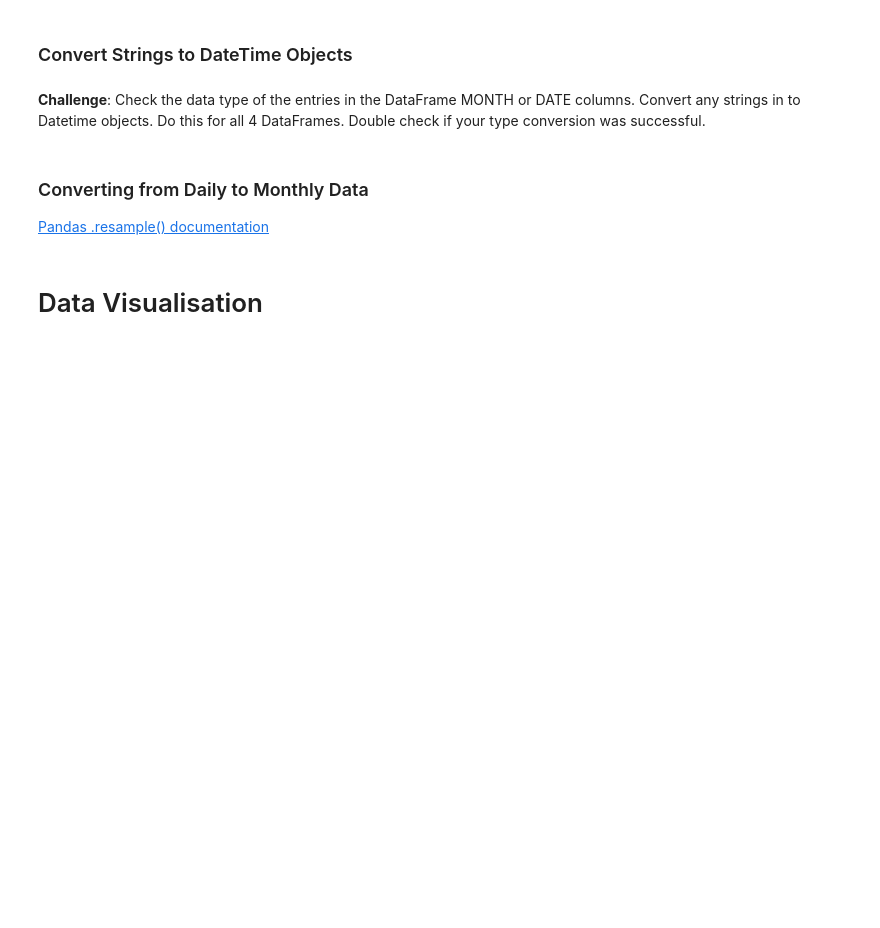
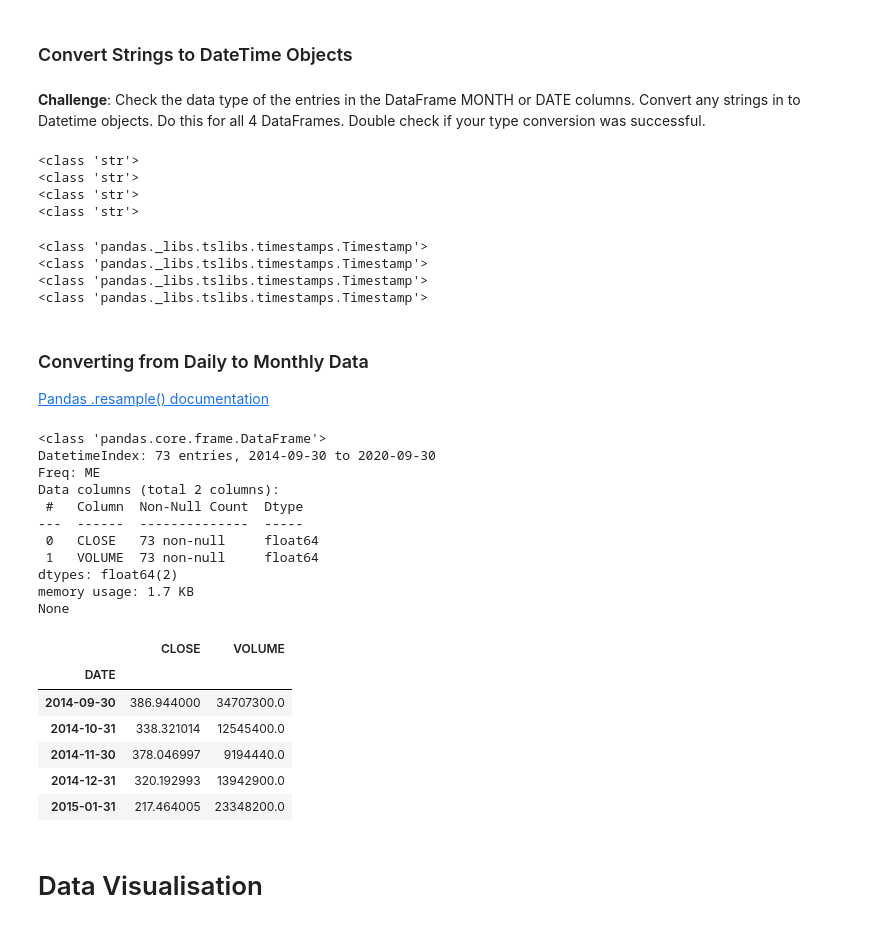
Before and after one commit to fkajose/100-Days-of-Code, a Jupyter notebook: 075-Google-trends-data-viz/Google Trends and Data Visualisation (start).ipynb, the cells around one changed output. Drawn from its saved outputs; the diff is of its cells as text; code cells hidden in the pictures; blank space fills up the shorter version.

```diff
--- a/075-Google-trends-data-viz/Google Trends and Data Visualisation (start).ipynb
+++ b/075-Google-trends-data-viz/Google Trends and Data Visualisation (start).ipynb
@@ -188,2 +202,5 @@ Number of missing values:
 # %% [markdown]
 **Challenge**: Remove any missing values that you found.
+# %%
+df_btc_price.dropna(inplace=True)
+df_btc_price.isna().sum()
@@ -191,3 +213,11 @@ Number of missing values:
 ### Convert Strings to DateTime Objects
 # %% [markdown]
 **Challenge**: Check the data type of the entries in the DataFrame MONTH or DATE columns. Convert any strings in to Datetime objects. Do this for all 4 DataFrames. Double check if your type conversion was successful.
+# %%
+for df in [df_tesla, df_unemployment, df_btc_search, df_btc_price]:
+    print(type(df.iloc[0, 0]))
+# %% [output]
+<class 'str'>
+<class 'str'>
+<class 'str'>
+<class 'str'>
@@ -194,7 +227,39 @@ Number of missing values:
+# %%
+for df in [df_tesla, df_unemployment, df_btc_search, df_btc_price]:
+    print(type(df.iloc[0, 0]))
+# %% [output]
+<class 'pandas._libs.tslibs.timestamps.Timestamp'>
+<class 'pandas._libs.tslibs.timestamps.Timestamp'>
+<class 'pandas._libs.tslibs.timestamps.Timestamp'>
+<class 'pandas._libs.tslibs.timestamps.Timestamp'>
 # %% [markdown]
 ### Converting from Daily to Monthly Data
 
 [Pandas .resample() documentation](https://pandas.pydata.org/pandas-docs/stable/reference/api/pandas.DataFrame.resample.html) <br>
+# %%
+df_btc_monthly = df_btc_price.resample("M", on="DATE").last()
+# %%
+print(df_btc_monthly.info())
+df_btc_monthly.head()
+# %% [output]
+<class 'pandas.core.frame.DataFrame'>
+DatetimeIndex: 73 entries, 2014-09-30 to 2020-09-30
+Freq: ME
+Data columns (total 2 columns):
+ #   Column  Non-Null Count  Dtype
+---  ------  --------------  -----
+ 0   CLOSE   73 non-null     float64
+ 1   VOLUME  73 non-null     float64
+dtypes: float64(2)
+memory usage: 1.7 KB
+None
+|  | CLOSE | VOLUME |
+| DATE |  |  |
+| 2014-09-30 | 386.944000 | 34707300.0 |
+| 2014-10-31 | 338.321014 | 12545400.0 |
+| 2014-11-30 | 378.046997 | 9194440.0 |
+| 2014-12-31 | 320.192993 | 13942900.0 |
+| 2015-01-31 | 217.464005 | 23348200.0 |
 # %% [markdown]
 # Data Visualisation
 # %% [markdown]
```
Also changed, not shown: parts of 9 cells of this notebook.
